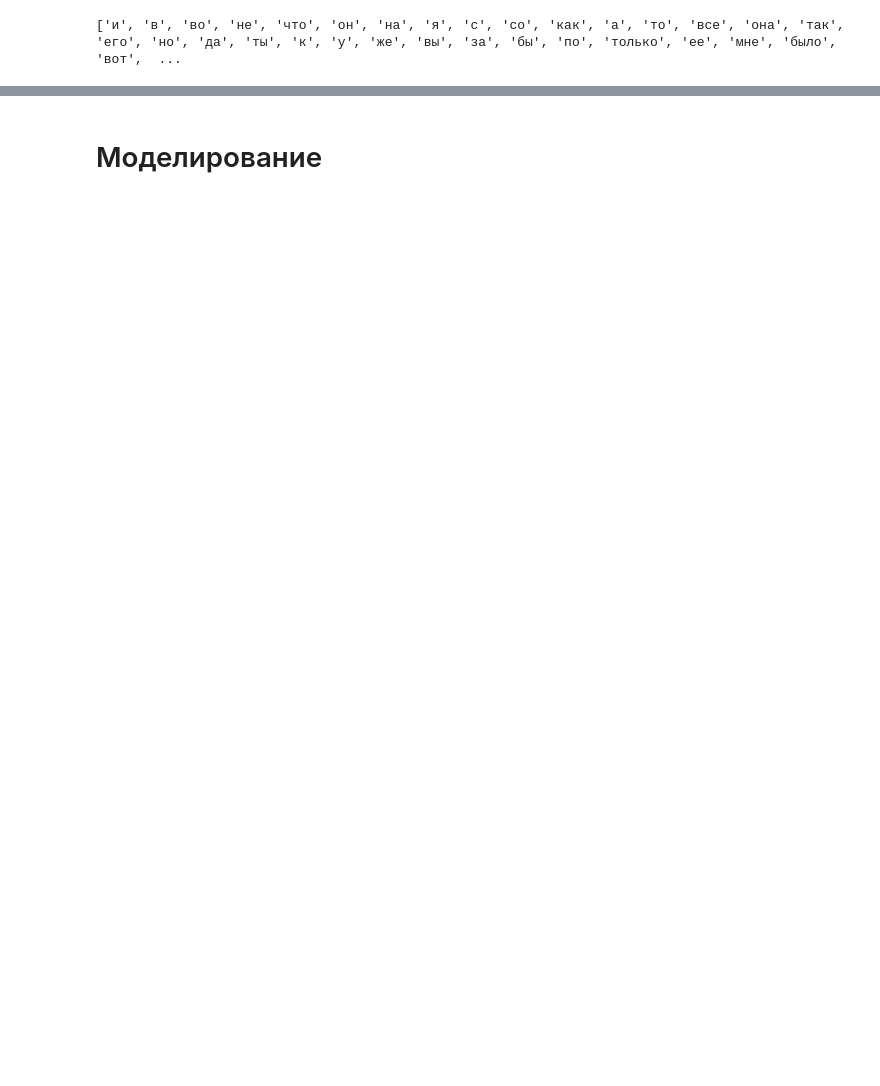
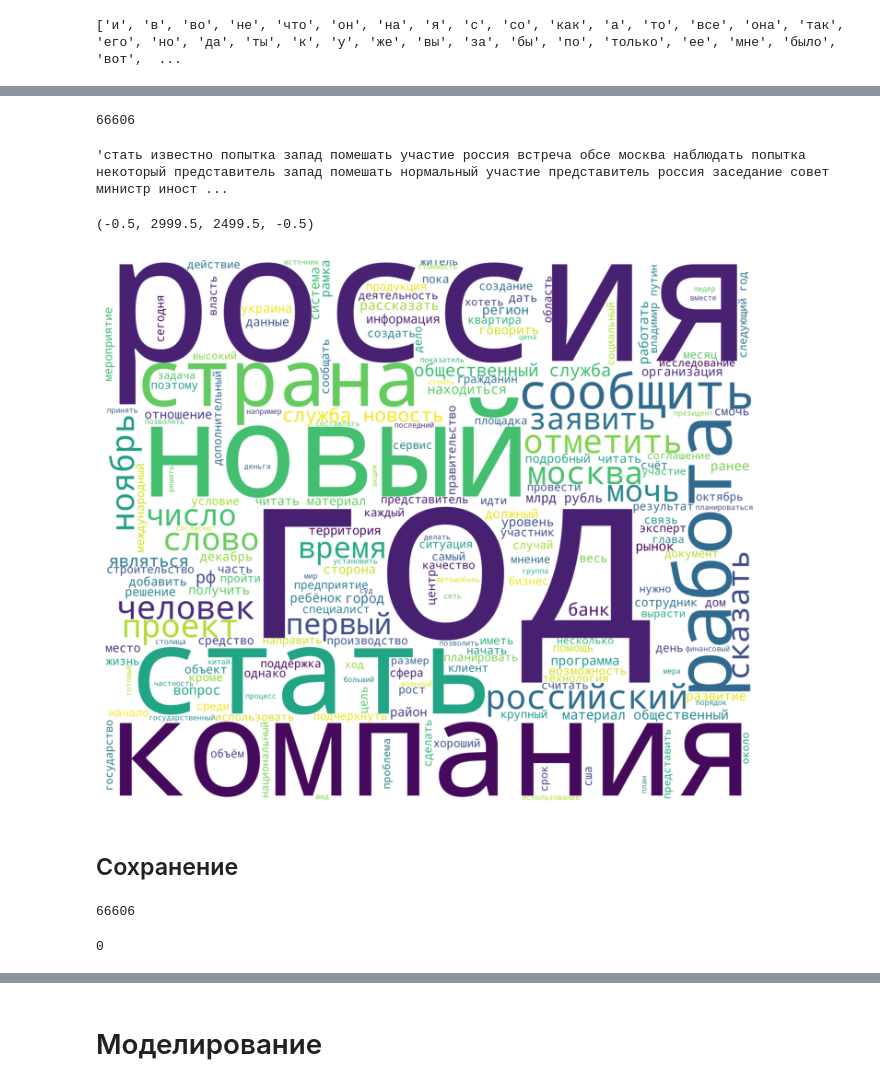
Before and after one commit to Angon-pro/DS-ML_projects, a Jupyter notebook: Article_relevance_classification/Article_relevance_classification.ipynb, the cells around one changed output, grey strips where cells are left out. Saved outputs shown, nothing was run; the diff lists cells and outputs as text; code cells hidden in the pictures; blank space fills up the shorter version.

```diff
--- a/Article_relevance_classification/Article_relevance_classification.ipynb
+++ b/Article_relevance_classification/Article_relevance_classification.ipynb
@@ -407,0 +421,28 @@ bloomberg orlen подать иск против venture global из-за сры
+# %%
+articles_proc_texts = [sublist[0] for sublist in articles_proc]
+for i in range(len(articles_proc_texts)):
+  articles_proc_texts[i] = ' '.join(articles_proc_texts[i])
+
+print(len(articles_proc_texts))
+articles_proc_texts[0]
+# %% [output]
+66606
+'стать известно попытка запад помешать участие россия встреча обсе москва наблюдать попытка некоторый представитель запад помешать нормальный участие представитель россия заседание совет министр иност ...
+# %%
+procWordCloud = get_wordCloud(articles_proc_texts[:1000])
+fig = plt.figure(figsize=(20, 8))
+plt.subplot(1, 2, 1)
+plt.imshow(procWordCloud)
+plt.axis('off')
+# %% [output]
+(-0.5, 2999.5, 2499.5, -0.5)
+[figure, added]
+# %% [markdown]
+## Сохранение
+# %%
+articles_proc_relevances = [sublist[1] for sublist in articles_proc]
+print(len(articles_proc_relevances))
+articles_proc_relevances[0]
+# %% [output]
+66606
+0
```
Also changed, not shown: parts of 218 cells of this notebook, 1 other file.
